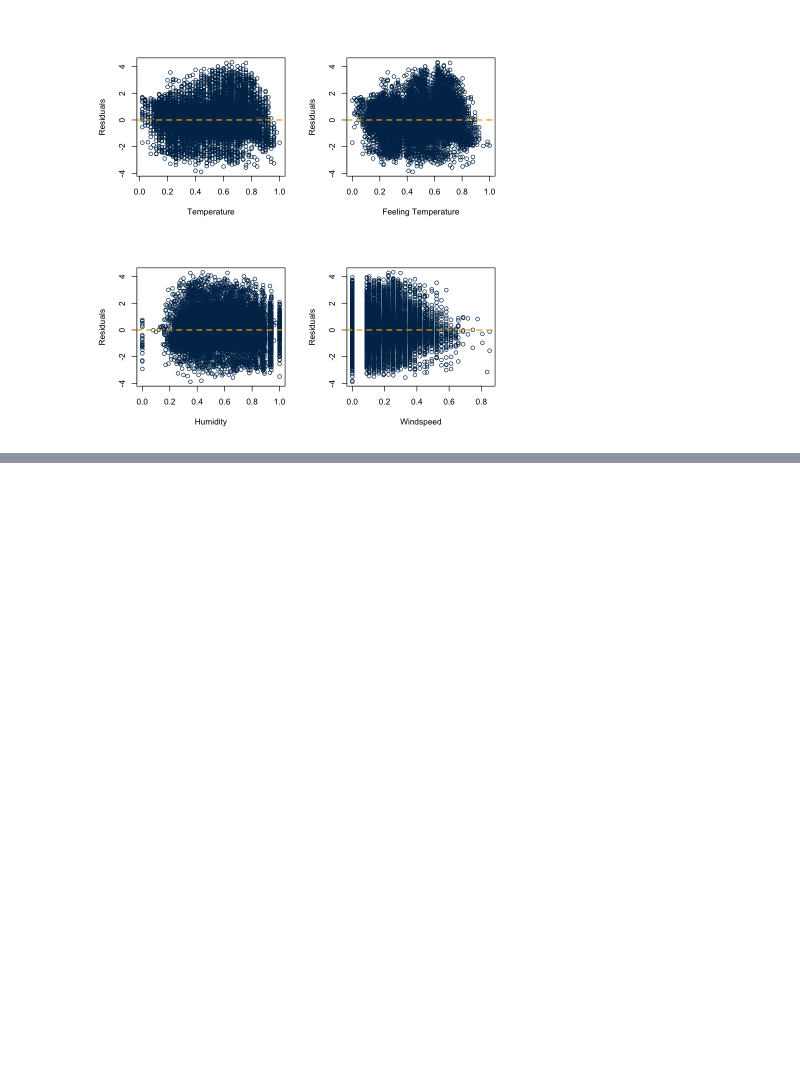
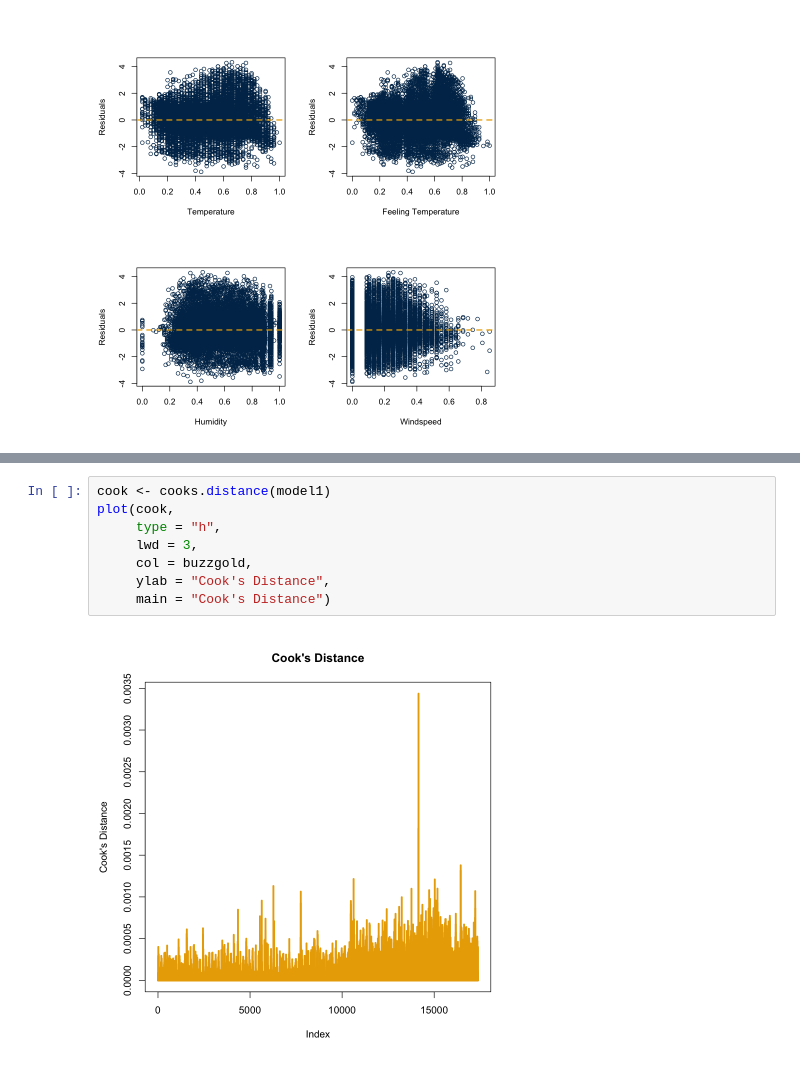
Before and after one commit to Ken-Huh/sat-exam, a Jupyter notebook: Untitled.ipynb, the cells around one changed output, grey strips where cells are left out. Drawn from its saved outputs; the diff is of its cells as text; blank space fills up the shorter version.

```diff
--- a/Untitled.ipynb
+++ b/Untitled.ipynb
@@ -214,0 +229,10 @@ abline(0, 0,
+# %%
+cook <- cooks.distance(model1)
+plot(cook,
+     type = "h",
+     lwd = 3,
+     col = buzzgold,
+     ylab = "Cook's Distance",
+     main = "Cook's Distance")
+# %% [output]
+[figure, added]
```
Also changed, not shown: parts of 6 cells of this notebook, 15 other files.
